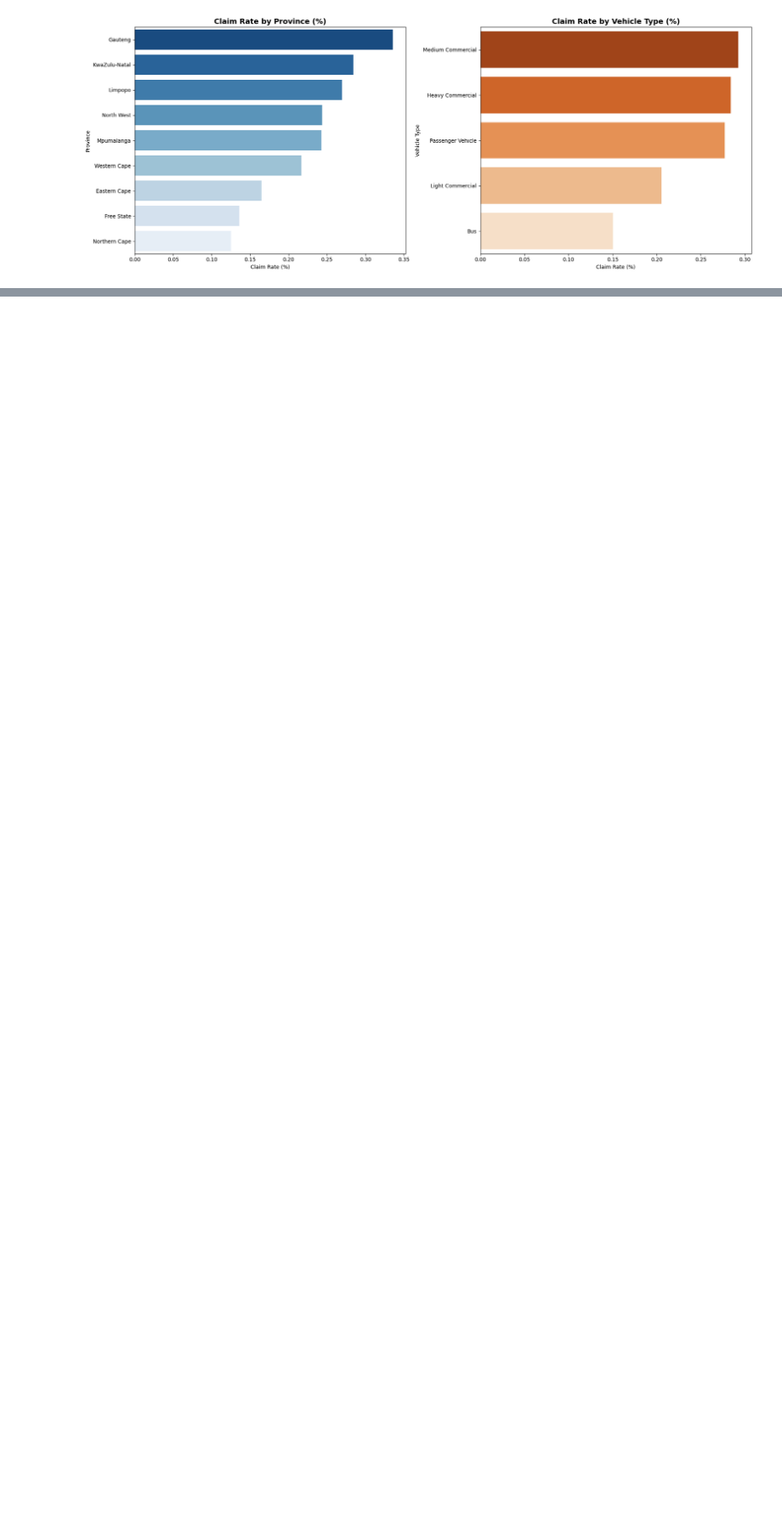
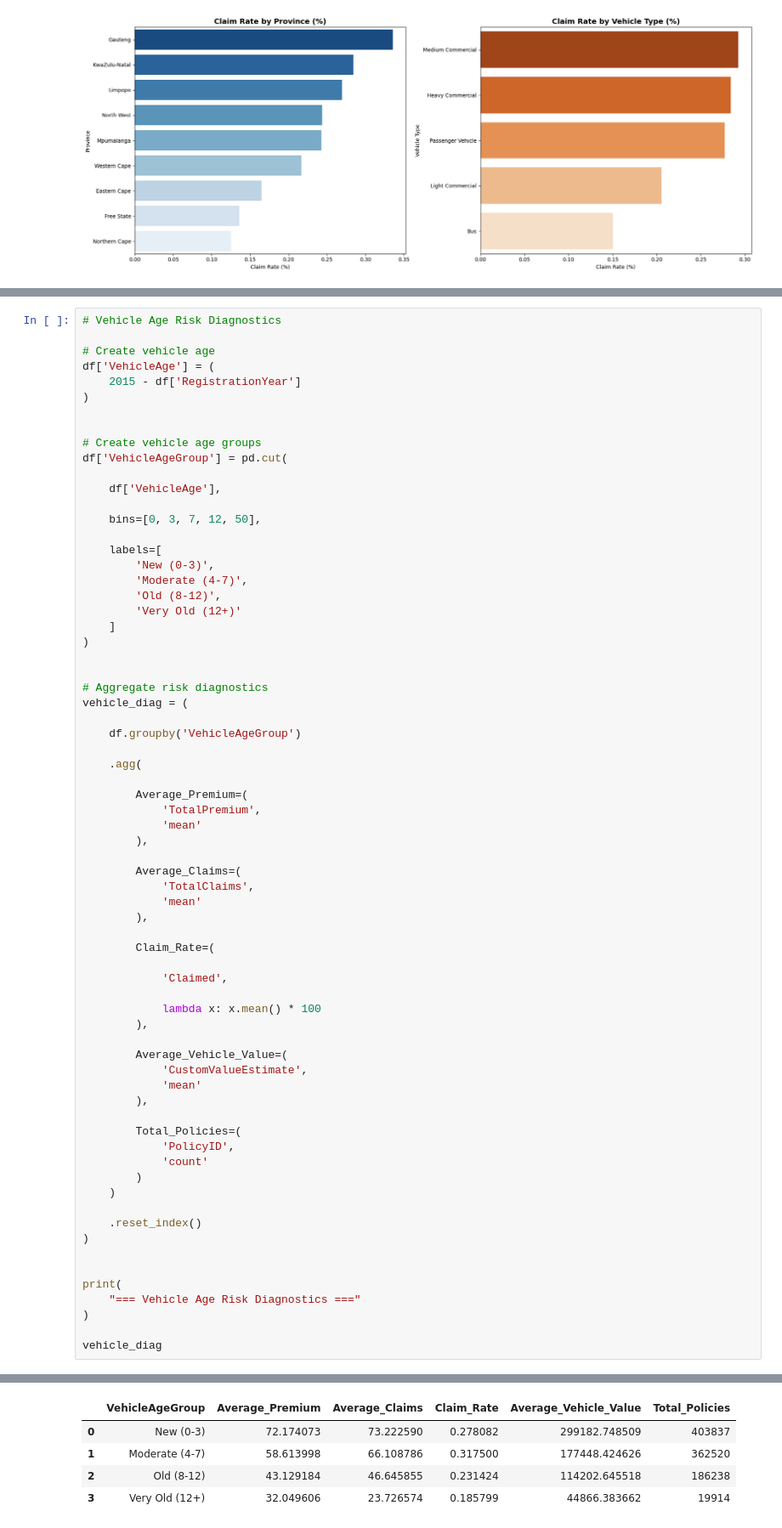
Before and after one commit to edent4313-star/insurance-risk-analytics, a Jupyter notebook: notebooks/Task_1.ipynb, the cells around one changed output, grey strips where cells are left out. Shown at 85% size. Drawn from its saved outputs; the diff is of its cells as text; blank space fills up the shorter version.

```diff
--- a/notebooks/Task_1.ipynb
+++ b/notebooks/Task_1.ipynb
@@ -614,0 +750,70 @@ plt.show()
+# %%
+# Vehicle Age Risk Diagnostics
+
+# Create vehicle age
+df['VehicleAge'] = (
+    2015 - df['RegistrationYear']
+)
+
+
+# Create vehicle age groups
+df['VehicleAgeGroup'] = pd.cut(
+
+    df['VehicleAge'],
+
+    bins=[0, 3, 7, 12, 50],
+
+    labels=[
+        'New (0-3)',
+        'Moderate (4-7)',
+        'Old (8-12)',
+        'Very Old (12+)'
+    ]
+)
+
+
+# Aggregate risk diagnostics
+vehicle_diag = (
+
+    df.groupby('VehicleAgeGroup')
+
+    .agg(
+
+        Average_Premium=(
+            'TotalPremium',
+            'mean'
+        ),
+
+        Average_Claims=(
+            'TotalClaims',
+            'mean'
+        ),
+
+        Claim_Rate=(
+
+            'Claimed',
+
+            lambda x: x.mean() * 100
+        ),
+
+        Average_Vehicle_Value=(
+            'CustomValueEstimate',
+            'mean'
+        ),
+
+        Total_Policies=(
+            'PolicyID',
+            'count'
+        )
+    )
+
+    .reset_index()
+)
+
+
+print(
+    "=== Vehicle Age Risk Diagnostics ==="
+)
+
+vehicle_diag
+# %% [output]
@@ -614,0 +821,5 @@ plt.show()
+|  | VehicleAgeGroup | Average_Premium | Average_Claims | Claim_Rate | Average_Vehicle_Value | Total_Policies |
+| 0 | New (0-3) | 72.174073 | 73.222590 | 0.278082 | 299182.748509 | 403837 |
+| 1 | Moderate (4-7) | 58.613998 | 66.108786 | 0.317500 | 177448.424626 | 362520 |
+| 2 | Old (8-12) | 43.129184 | 46.645855 | 0.231424 | 114202.645518 | 186238 |
+| 3 | Very Old (12+) | 32.049606 | 23.726574 | 0.185799 | 44866.383662 | 19914 |
```
Also changed, not shown: parts of 47 cells of this notebook, 3 other files.
